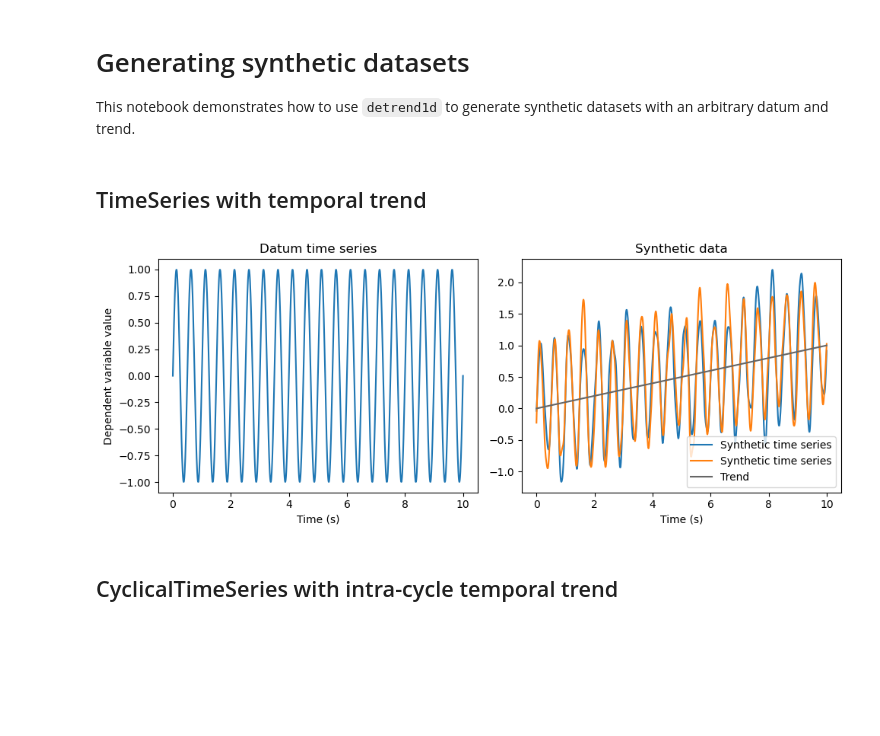
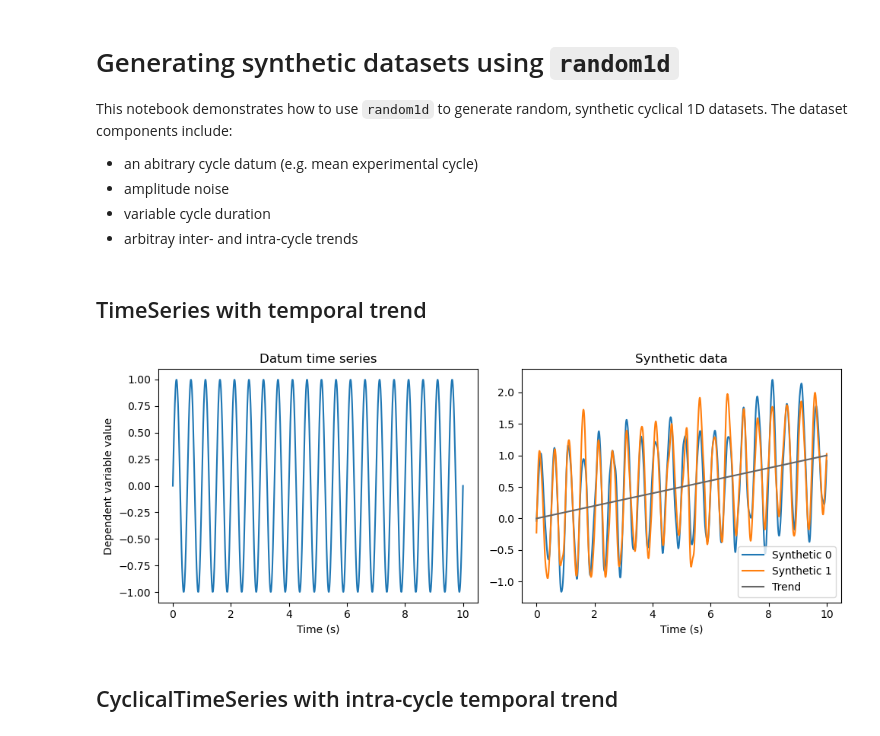
Before and after one commit to 0todd0000/detrend1d, a Jupyter notebook: Notebooks/random1d.ipynb, the cells around one changed output. Cells and saved outputs as stored; diff of their text form; code cells hidden in the pictures; blank space fills up the shorter version.

```diff
--- a/Notebooks/generating_synthetic_data.ipynb
+++ b/Notebooks/random1d.ipynb
@@ -1,7 +1,12 @@
 # %% [markdown]
-# Generating synthetic datasets
+# Generating synthetic datasets using `random1d`
 
-This notebook demonstrates how to use `detrend1d` to generate synthetic datasets with an arbitrary datum and trend.
+This notebook demonstrates how to use `random1d` to generate random, synthetic cyclical 1D datasets. The dataset components include:
+
+- an abitrary cycle datum (e.g. mean experimental cycle)
+- amplitude noise
+- variable cycle duration
+- arbitray inter- and intra-cycle trends
 # %%
 import numpy as np
 import matplotlib.pyplot as plt
@@ -11,28 +16,28 @@ import detrend1d as dtr
 # %%
 t       = np.linspace(0, 10, 1001)                  # time
 y       = np.sin( np.linspace(0, 40*np.pi, 1001) )  # dependent variable (DV) value over time
-datum   = dtr.Datum(t, y)                           # TimeSeries object to which trend will be applied
-trend   = dtr.trends.inter.Linear( slope=0.1, intercept=0 )            # inter-cycle linear trend
-rng     = dtr.random.GaussianRandomFieldGenerator(fwhm=10, amp=0.2)    # smooth temporal noise
-gen     = dtr.random.TimeSeriesGenerator(datum, trend, rng)            # random TimeSeries generator
+datum   = r1d.Datum(t, y)                           # TimeSeries object to which trend will be applied
+trend   = r1d.TrendLinear( slope=0.1, intercept=0 )          # inter-cycle linear trend
+rfg     = r1d.GaussianRandomFieldGenerator(fwhm=10, amp=0.2) # smooth temporal noise
+gen     = r1d.RandomTimeSeriesGenerator(datum, trend, rfg)   # random TimeSeries generator
 
 np.random.seed(0)
 ts0     = gen.generate()   # random TimeSeries object
 ts1     = gen.generate()   # another random TimeSeries object
 
 fig,axs = plt.subplots(1, 2, figsize=(10,4), tight_layout=True)
 ax0,ax1 = axs
 datum.plot( ax=ax0 )
-ts0.plot( ax=ax1, label='Synthetic time series' )
-ts1.plot( ax=ax1, label='Synthetic time series' )
+ts0.plot( ax=ax1, label='Synthetic 0' )
+ts1.plot( ax=ax1, label='Synthetic 1' )
 trend.plot( ax=ax1, t0=0, t1=10, color='0.4', label='Trend' )
 ax1.legend()
 [ax.set_xlabel('Time (s)')  for ax in axs]
 ax0.set_ylabel('Dependent variable value')
 [ax.set_title(s)  for ax,s in zip(axs, ['Datum time series', 'Synthetic data'])]
 plt.show()
 # %% [output]
-[figure, old version]
+[figure, new version]
 # %% [markdown]
 ## CyclicalTimeSeries with intra-cycle temporal trend
 # %%
```
Also changed, not shown: parts of 4 cells of this notebook.
